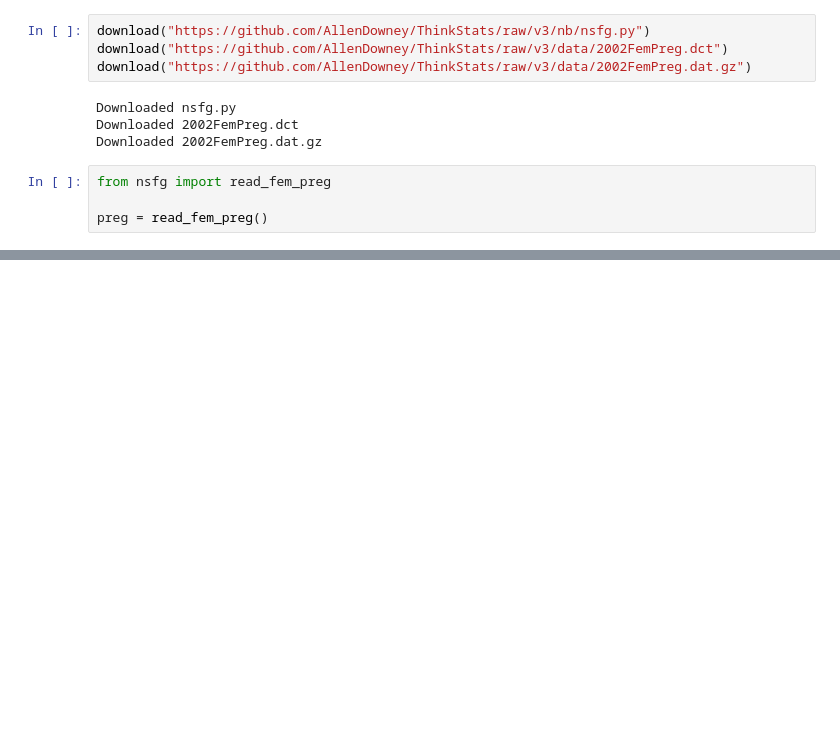
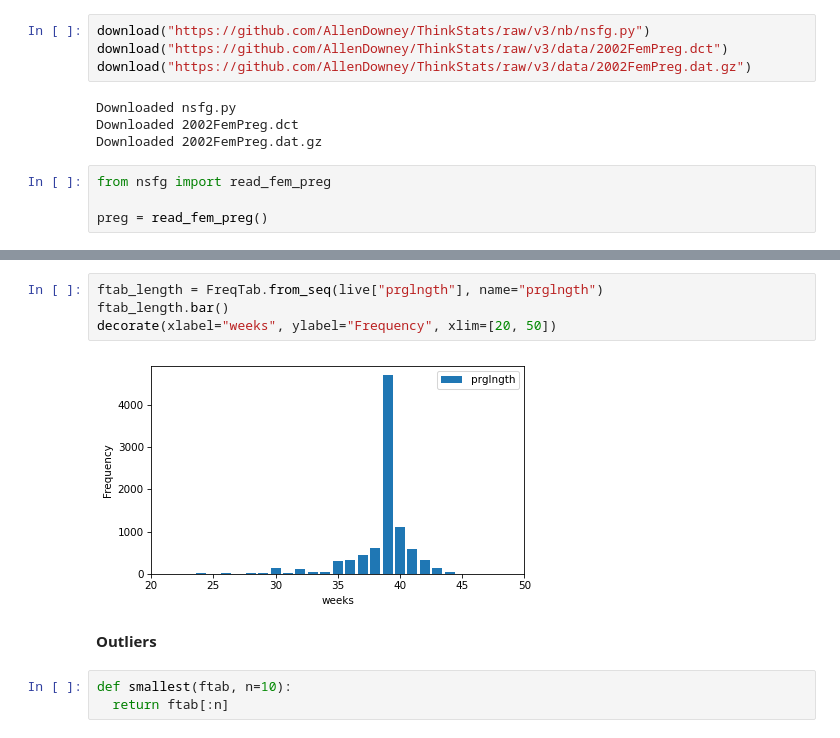
Before and after one commit to abhinavvgusainn/ThinkStats, a Jupyter notebook: Chapter-02.ipynb, the cells around one changed output, grey strips where cells are left out. Saved outputs shown, nothing was run; the diff lists cells and outputs as text; blank space fills up the shorter version.

```diff
--- a/Chapter-02.ipynb
+++ b/Chapter-02.ipynb
@@ -118,0 +148,11 @@ preg = read_fem_preg()
+# %%
+ftab_length = FreqTab.from_seq(live["prglngth"], name="prglngth")
+ftab_length.bar()
+decorate(xlabel="weeks", ylabel="Frequency", xlim=[20, 50])
+# %% [output]
+[figure, added]
+# %% [markdown]
+**Outliers**
+# %%
+def smallest(ftab, n=10):
+  return ftab[:n]
```
Also changed, not shown: parts of 30 cells of this notebook.
